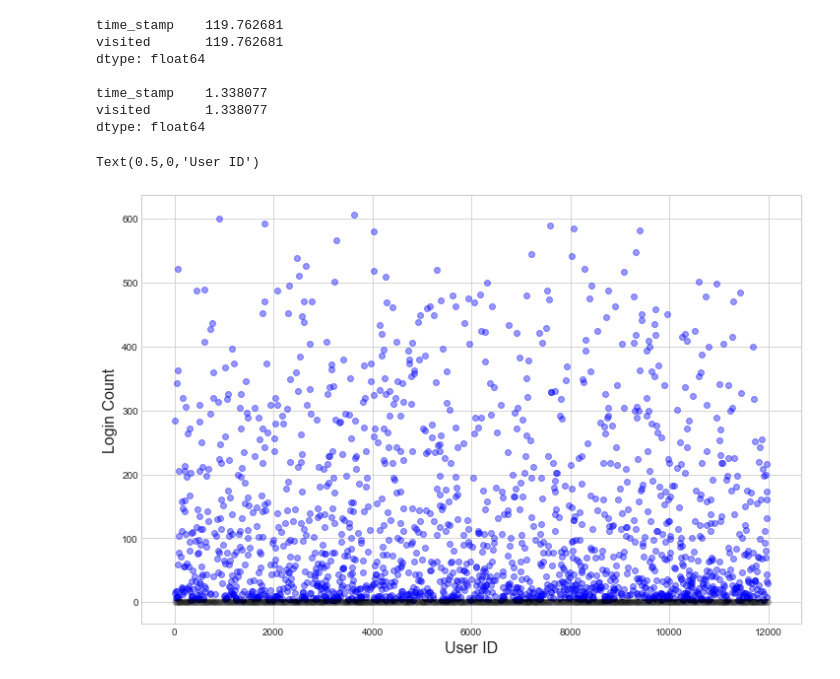
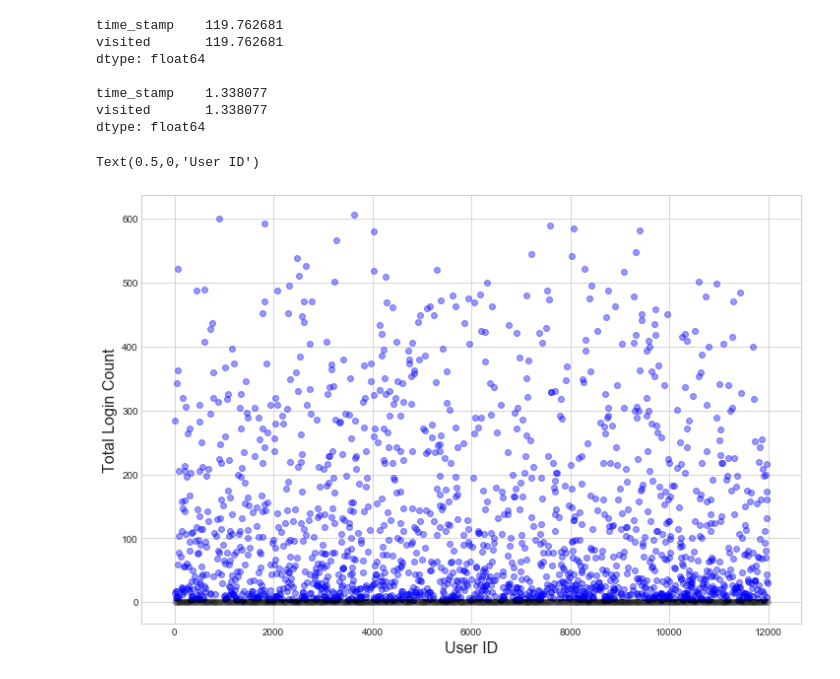
Before and after one commit to pandrewg/Mini-Projects, a Jupyter notebook: relax challenge/solution.ipynb, the cells around one changed output. Drawn from its saved outputs; the diff is of its cells as text; code cells hidden in the pictures.

```diff
--- a/relax challenge/solution.ipynb
+++ b/relax challenge/solution.ipynb
@@ -126,26 +157,26 @@ dtype: float64
 # %%
 # varying across the x-axis is somewhat nonsensical..those are IDs, not numerical values.
 # however, we can see that unadopted users (in black) have login counts all close to 0 relative to the spread of login
 # counts we see on the adopted users (in blue)
 
 # we greatly reduce the opacity of the unadopted users because of their greater count and density near the y = 0 line
 
 # any user with a login count in the area dominated by blue data points will most likely be an adopted user
 # (this is intuitive..with more logins, there is more likelihood of a triplet of logins within a week)
 
 sns.set_style('whitegrid')
 
 fig, ax = plt.subplots(1,1,figsize=(12,8))
 
 ax.scatter(engagement[engagement.user_id.isin(adopted_users)].groupby('user_id').count().index,\
             engagement[engagement.user_id.isin(adopted_users)].groupby('user_id').count().visited,alpha=0.4,facecolor='b')
 ax.scatter(engagement[~engagement.user_id.isin(adopted_users)].groupby('user_id').count().index,\
             engagement[~engagement.user_id.isin(adopted_users)].groupby('user_id').count().visited,alpha=0.01,facecolor='k')
-ax.set_ylabel('Login Count',fontsize=16)
+ax.set_ylabel('Total Login Count',fontsize=16)
 ax.set_xlabel('User ID',fontsize=16)
 # %% [output]
 Text(0.5,0,'User ID')
-[figure, old version]
+[figure, new version]
 # %%
 # consolidating aggregated information from engagements df to users df
 
```
Also changed, not shown: parts of 13 cells of this notebook.
